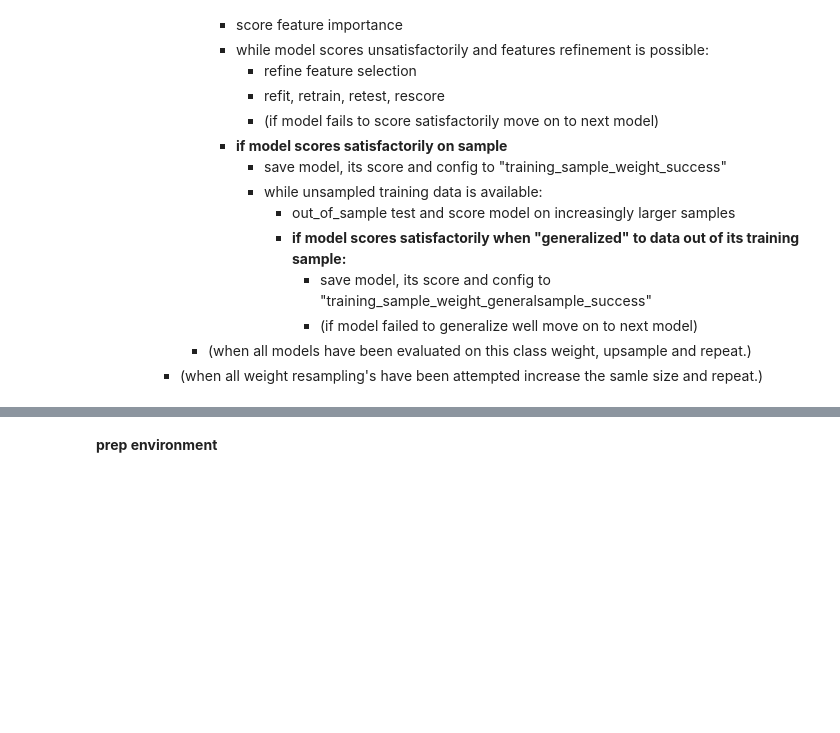
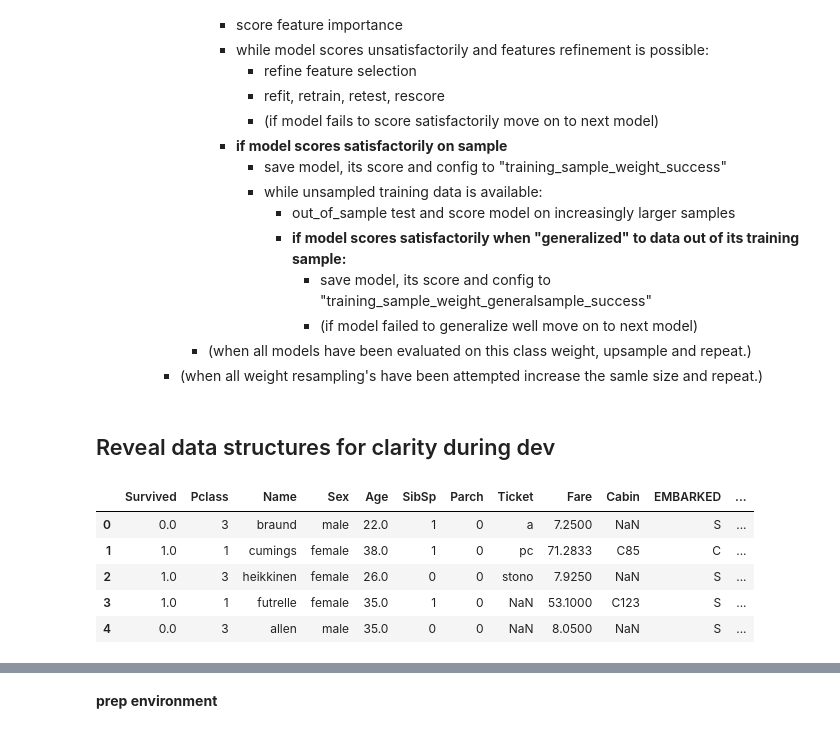
Before and after one commit to paulo-g-martinez/classifier-kitchen-sink, a Jupyter notebook: 2.1-setup-comparing-functions-scripts.ipynb, the cells around one changed output, grey strips where cells are left out. Drawn from its saved outputs; the diff is of its cells as text; code cells hidden in the pictures; blank space fills up the shorter version.

```diff
--- a/2.1-setup-comparing-functions-scripts.ipynb
+++ b/2.1-setup-comparing-functions-scripts.ipynb
@@ -42,3 +42,17 @@ For each binary-classification target
               - (if model failed to generalize well move on to next model)
       - (when all models have been evaluated on this class weight, upsample and repeat.)
     - (when all weight resampling's have been attempted increase the samle size and repeat.)
+# %% [markdown]
+## Reveal data structures for clarity during dev
+# %%
+# this is the data we'll be developing on, it's a slightly modified version of the titanic data set
+if 'pd' not in vars():
+    import pandas as pd
+pd.read_csv('data/semi_processed_all.csv').head()
+# %% [output]
+|  | Survived | Pclass | Name | Sex | Age | SibSp | Parch | Ticket | Fare | Cabin | EMBARKED | ... |
+| 0 | 0.0 | 3 | braund | male | 22.0 | 1 | 0 | a | 7.2500 | NaN | S | ... |
+| 1 | 1.0 | 1 | cumings | female | 38.0 | 1 | 0 | pc | 71.2833 | C85 | C | ... |
+| 2 | 1.0 | 3 | heikkinen | female | 26.0 | 0 | 0 | stono | 7.9250 | NaN | S | ... |
+| 3 | 1.0 | 1 | futrelle | female | 35.0 | 1 | 0 | NaN | 53.1000 | C123 | S | ... |
+| 4 | 0.0 | 3 | allen | male | 35.0 | 0 | 0 | NaN | 8.0500 | NaN | S | ... |
```
Also changed, not shown: parts of 36 cells of this notebook.
